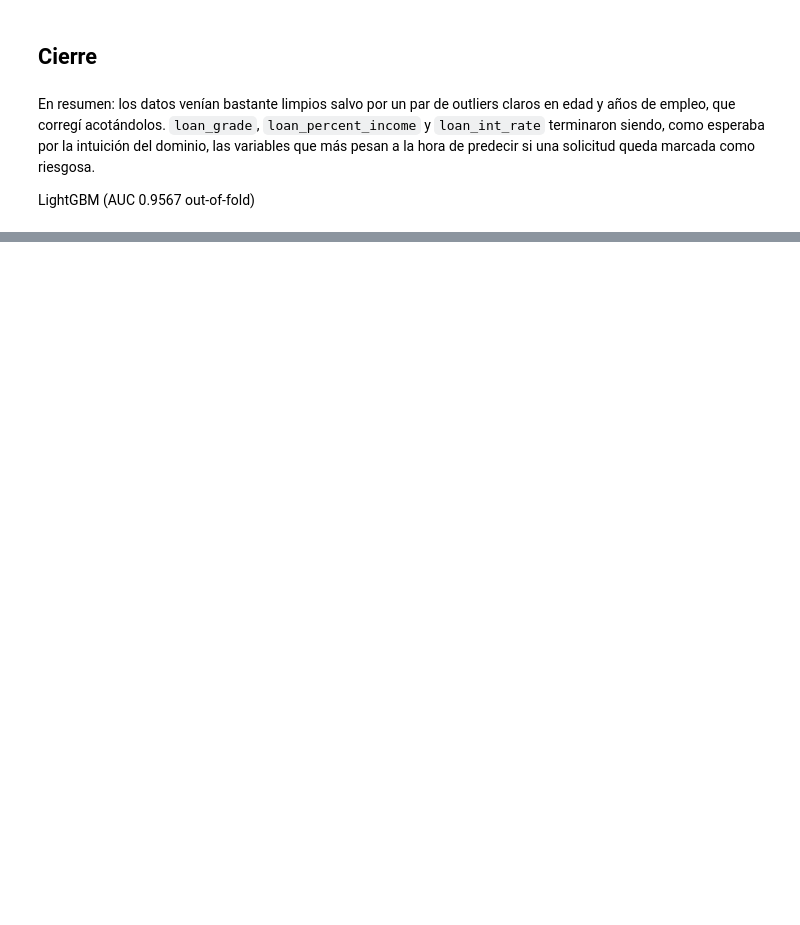
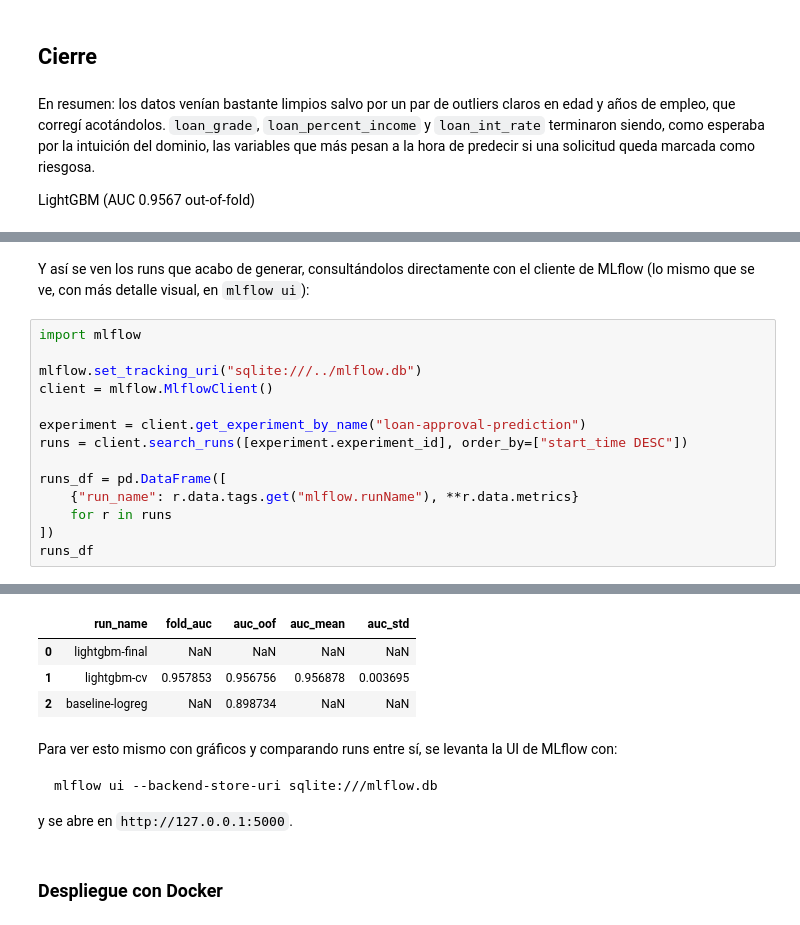
Before and after one commit to jamescc2k/Loan-Approval-Prediction-, a Jupyter notebook: loan-approval-prediction/notebooks/loan_approval_prediction.ipynb, the cells around one changed output, grey strips where cells are left out. Saved outputs shown, nothing was run; the diff lists cells and outputs as text; blank space fills up the shorter version.

````diff
--- a/loan-approval-prediction/notebooks/loan_approval_prediction.ipynb
+++ b/loan-approval-prediction/notebooks/loan_approval_prediction.ipynb
@@ -439,0 +482,18 @@ LightGBM (AUC 0.9567 out-of-fold)
+# %% [markdown]
+Y así se ven los runs que acabo de generar, consultándolos directamente con el cliente
+de MLflow (lo mismo que se ve, con más detalle visual, en `mlflow ui`):
+# %%
+import mlflow
+
+mlflow.set_tracking_uri("sqlite:///../mlflow.db")
+client = mlflow.MlflowClient()
+
+experiment = client.get_experiment_by_name("loan-approval-prediction")
+runs = client.search_runs([experiment.experiment_id], order_by=["start_time DESC"])
+
+runs_df = pd.DataFrame([
+    {"run_name": r.data.tags.get("mlflow.runName"), **r.data.metrics}
+    for r in runs
+])
+runs_df
+# %% [output]
@@ -439,0 +501,15 @@ LightGBM (AUC 0.9567 out-of-fold)
+|  | run_name | fold_auc | auc_oof | auc_mean | auc_std |
+| 0 | lightgbm-final | NaN | NaN | NaN | NaN |
+| 1 | lightgbm-cv | 0.957853 | 0.956756 | 0.956878 | 0.003695 |
+| 2 | baseline-logreg | NaN | 0.898734 | NaN | NaN |
+# %% [markdown]
+Para ver esto mismo con gráficos y comparando runs entre sí, se levanta la UI de MLflow
+con:
+
+```bash
+mlflow ui --backend-store-uri sqlite:///mlflow.db
+```
+
+y se abre en `http://127.0.0.1:5000`.
+# %% [markdown]
+### Despliegue con Docker
````
Also changed, not shown: parts of 25 cells of this notebook, 20 other files.
